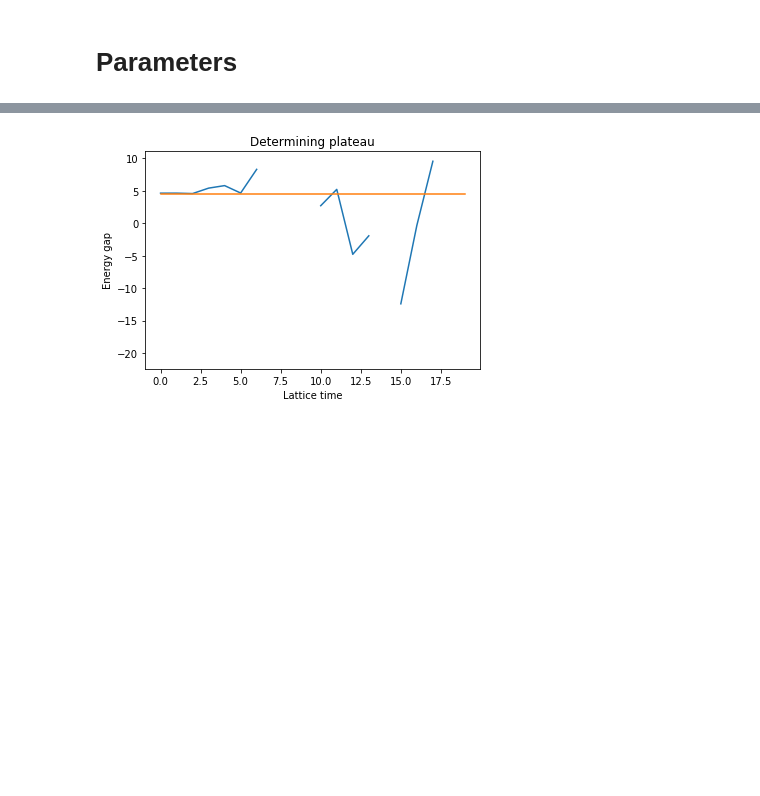
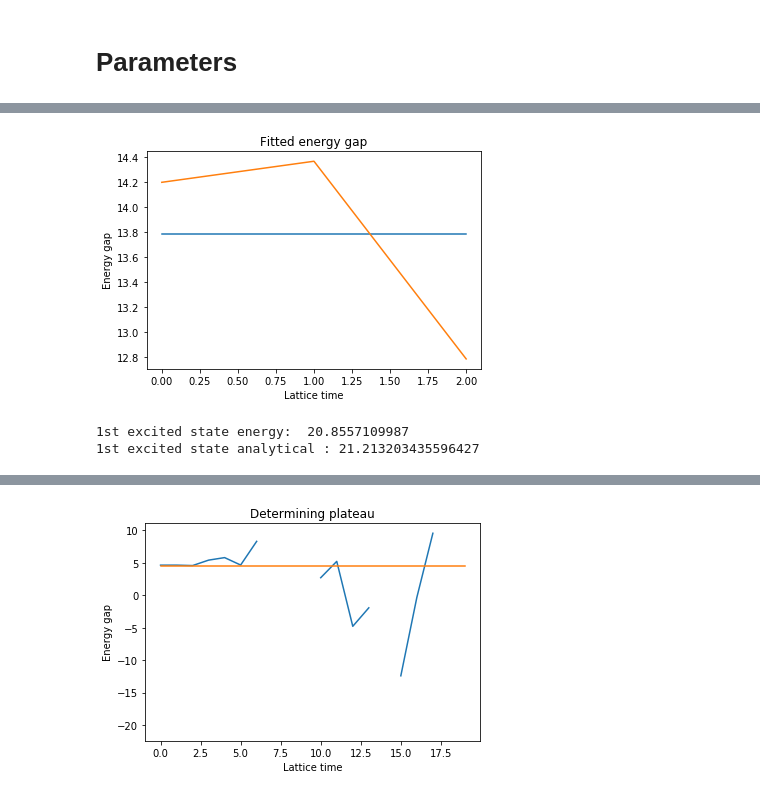
Before and after one commit to willrobs/ph353a3, a Jupyter notebook: Metropolis Algorithm-Copy1.ipynb, the cells around one changed output, grey strips where cells are left out. Drawn from its saved outputs; the diff is of its cells as text; code cells hidden in the pictures; blank space fills up the shorter version.

```diff
--- a/Metropolis Algorithm-Copy1.ipynb
+++ b/Metropolis Algorithm-Copy1.ipynb
@@ -628,0 +639,27 @@ Correlation time determined.
+# %%
+lat_time=datai[0]
+effe=datai[1]
+mass=m
+
+plateau=3
+effe=effe[0:plateau]
+lat_time=lat_time[0:plateau]
+popt, pcov = curve_fit(constant, lat_time, effe)
+
+plt.figure(4)
+plt.xlabel('Lattice time')
+plt.ylabel('Energy gap')
+plt.title('Fitted energy gap')
+yaxis=0*np.arange(len(lat_time))
+yaxis=yaxis+popt[0]
+plt.plot(lat_time, yaxis)
+plt.plot(lat_time, effe)
+plt.show()
+
+print('1st excited state energy: ',(mu**2/(4*mass))**0.5 + popt[0])
+
+print('1st excited state analytical :',((9*mu**2)/(4*mass))**0.5)
+# %% [output]
+[figure, added]
+1st excited state energy:  20.8557109987
+1st excited state analytical : 21.213203435596427
```
Also changed, not shown: parts of 14 cells of this notebook.
